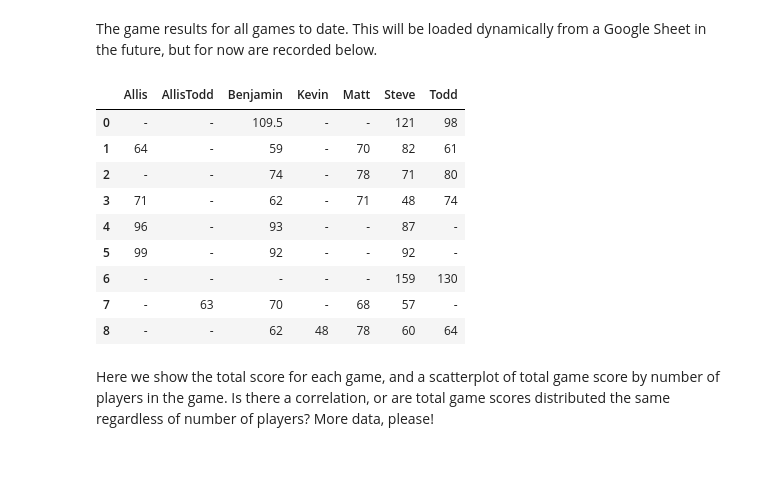
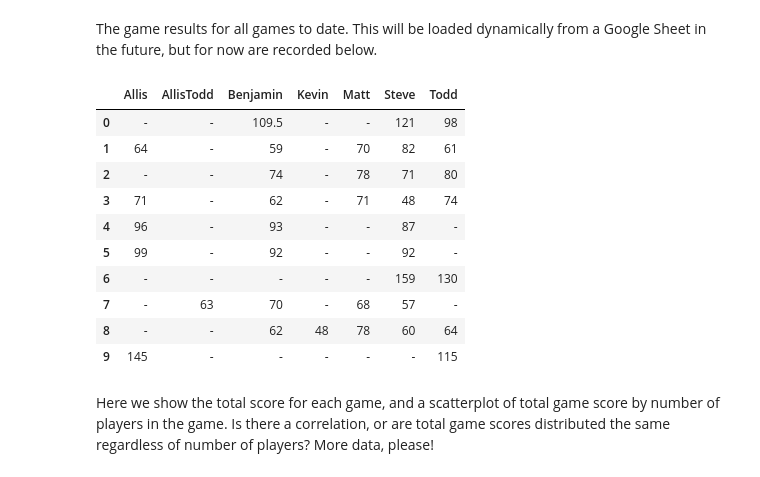
Before and after one commit to ThePlaidMentat/warrank, a Jupyter notebook: RedRank.ipynb, the cells around one changed output. Cells and saved outputs as stored; diff of their text form; code cells hidden in the pictures.

```diff
--- a/RedRank.ipynb
+++ b/RedRank.ipynb
@@ -25,29 +25,31 @@ The game results for all games to date. This will be loaded dynamically from a G
 # %%
 game_data = [
     {'Steve': 121, 'Benjamin': 109.5, 'Todd': 98},
     {'Steve': 82, 'Matt': 70, 'Allis': 64, 'Todd': 61, 'Benjamin': 59},
     {'Todd': 80, 'Matt': 78, 'Benjamin': 74, 'Steve': 71},
     {'Todd': 74, 'Matt': 71, 'Allis': 71, 'Benjamin': 62, 'Steve': 48},
     {'Allis': 96, 'Benjamin': 93, 'Steve': 87},
     {'Allis': 99, 'Benjamin': 92, 'Steve': 92},
     {'Steve': 159, 'Todd': 130},
     {'Benjamin': 70, 'Matt': 68, 'AllisTodd': 63, 'Steve': 57},
-    {'Matt': 78, 'Todd': 64, 'Benjamin': 62, 'Steve': 60, 'Kevin': 48}
+    {'Matt': 78, 'Todd': 64, 'Benjamin': 62, 'Steve': 60, 'Kevin': 48},
+    {'Allis': 145, 'Todd': 115}
 ]
 
 games = pd.DataFrame(game_data)
 games.fillna('-')
 # %% [output]
 |  | Allis | AllisTodd | Benjamin | Kevin | Matt | Steve | Todd |
 | 0 | - | - | 109.5 | - | - | 121 | 98 |
 | 1 | 64 | - | 59 | - | 70 | 82 | 61 |
 | 2 | - | - | 74 | - | 78 | 71 | 80 |
 | 3 | 71 | - | 62 | - | 71 | 48 | 74 |
 | 4 | 96 | - | 93 | - | - | 87 | - |
 | 5 | 99 | - | 92 | - | - | 92 | - |
 | 6 | - | - | - | - | - | 159 | 130 |
 | 7 | - | 63 | 70 | - | 68 | 57 | - |
 | 8 | - | - | 62 | 48 | 78 | 60 | 64 |
+| 9 | 145 | - | - | - | - | - | 115 |
 # %% [markdown]
 Here we show the total score for each game, and a scatterplot of total game score by number of players in the game. Is there a correlation, or are total game scores distributed the same regardless of number of players? More data, please!
 # %%
```
Also changed, not shown: parts of 9 cells of this notebook.
